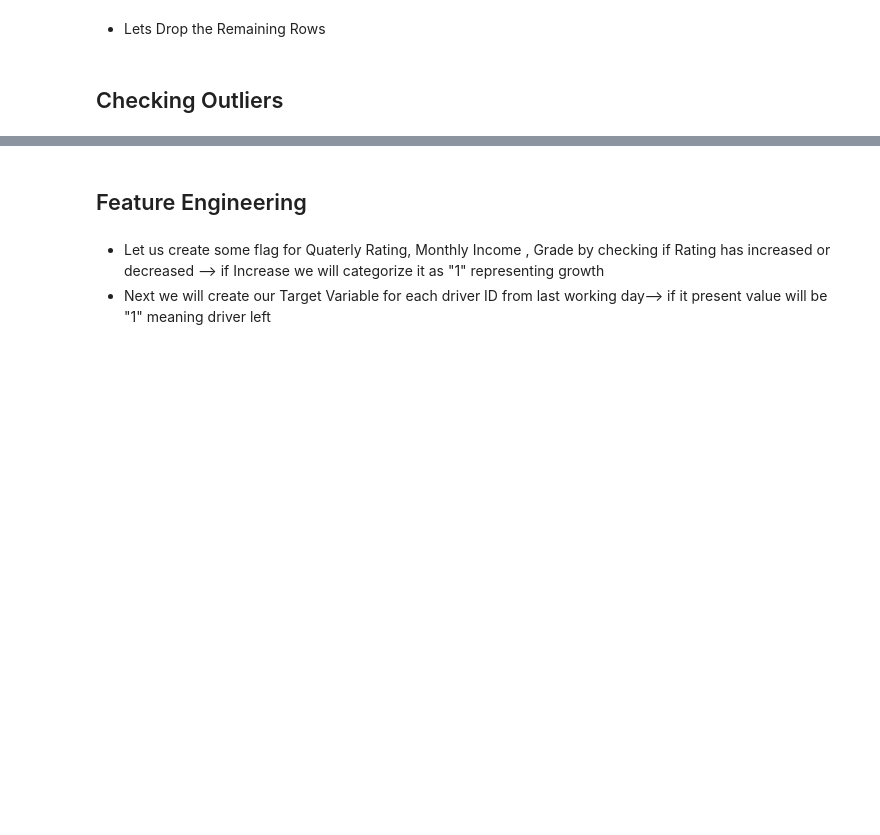
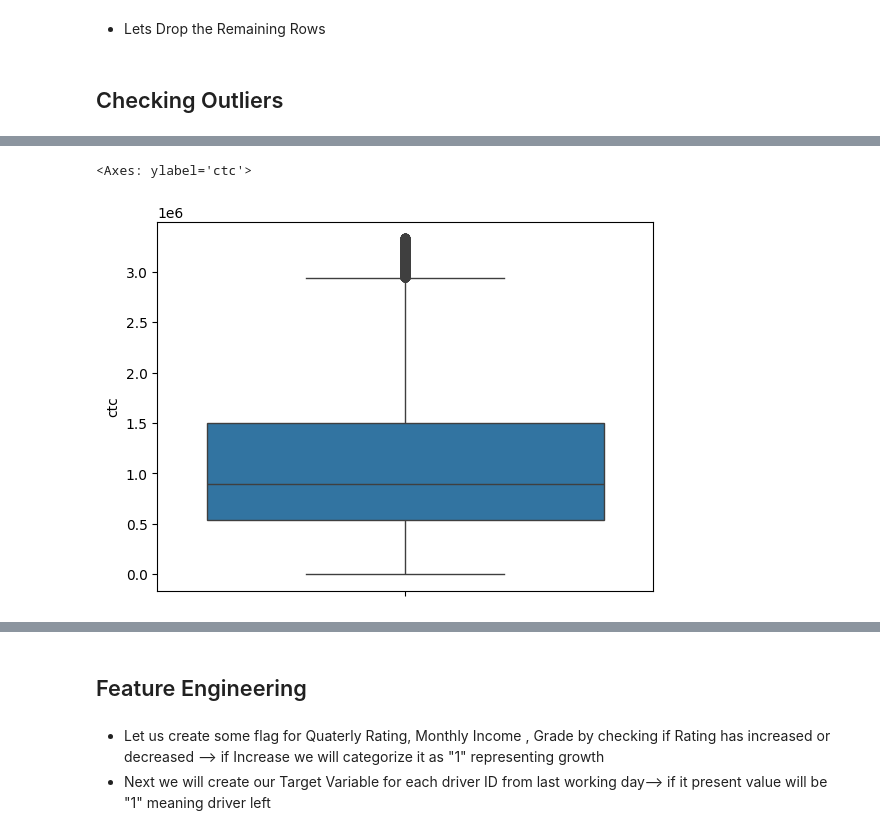
Before and after one commit to SharatGupta/DSML-Projects, a Jupyter notebook: Scaler - Clustering.ipynb, the cells around one changed output, grey strips where cells are left out. Saved outputs shown, nothing was run; the diff lists cells and outputs as text; code cells hidden in the pictures; blank space fills up the shorter version.

```diff
--- a/Scaler - Clustering.ipynb
+++ b/Scaler - Clustering.ipynb
@@ -348,0 +395,5 @@ data.orgyear.value_counts().sort_index(ascending=True)
+# %%
+sns.boxplot(y = data["ctc"])
+# %% [output]
+<Axes: ylabel='ctc'>
+[figure, added]
```
Also changed, not shown: parts of 13 cells of this notebook.
